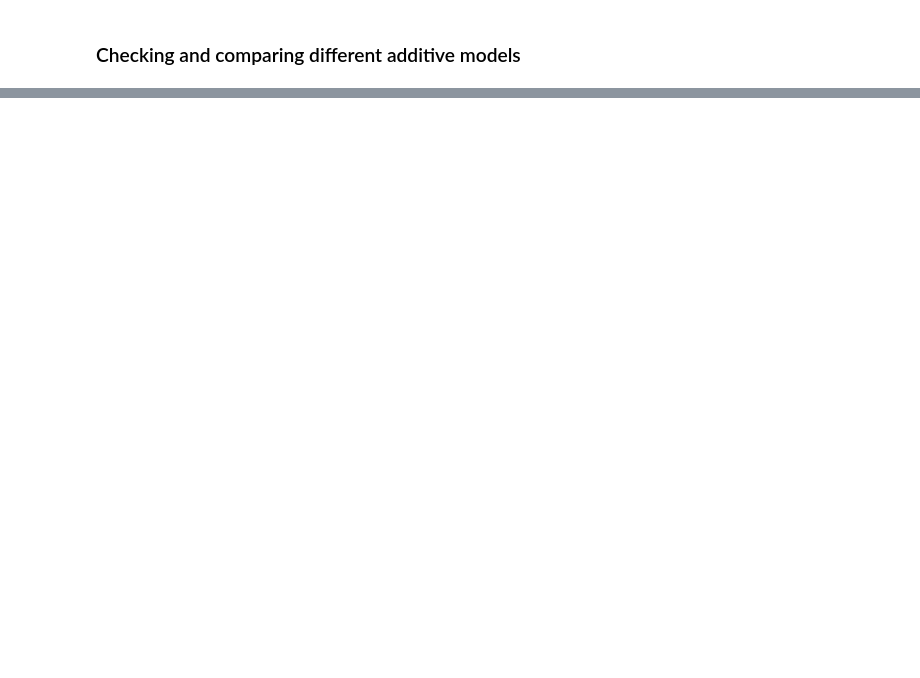
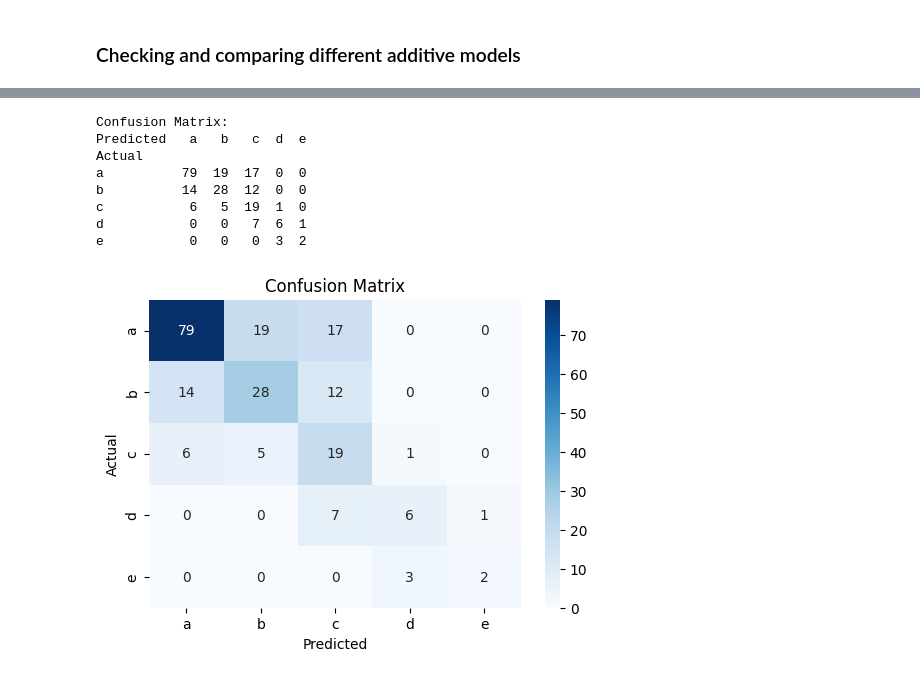
Before and after one commit to risg99/Nutriscore-Label-Decision-Modeling, a Jupyter notebook: code/additive_model.ipynb, the cells around one changed output, grey strips where cells are left out. Saved outputs shown, nothing was run; the diff lists cells and outputs as text; code cells hidden in the pictures; blank space fills up the shorter version.

```diff
--- a/code/additive_model.ipynb
+++ b/code/additive_model.ipynb
@@ -187,0 +189,23 @@ plt.show()
+# %%
+# Create a confusion matrix using crosstab
+confusion_matrix = pd.crosstab(df['nutrition_grade_fr'], df['our_nutrition_label'], rownames=['Actual'], colnames=['Predicted'])
+
+print("Confusion Matrix:")
+print(confusion_matrix)
+# Plotting the confusion matrix as a heatmap using Seaborn
+plt.figure(figsize=(6, 4))
+sns.heatmap(confusion_matrix, annot=True, cmap='Blues', fmt='d')
+plt.title('Confusion Matrix')
+plt.xlabel('Predicted')
+plt.ylabel('Actual')
+plt.show()
+# %% [output]
+Confusion Matrix:
+Predicted   a   b   c  d  e
+Actual
+a          79  19  17  0  0
+b          14  28  12  0  0
+c           6   5  19  1  0
+d           0   0   7  6  1
+e           0   0   0  3  2
+[figure, added]
```
Also changed, not shown: parts of 6 cells of this notebook, 1 other file.
